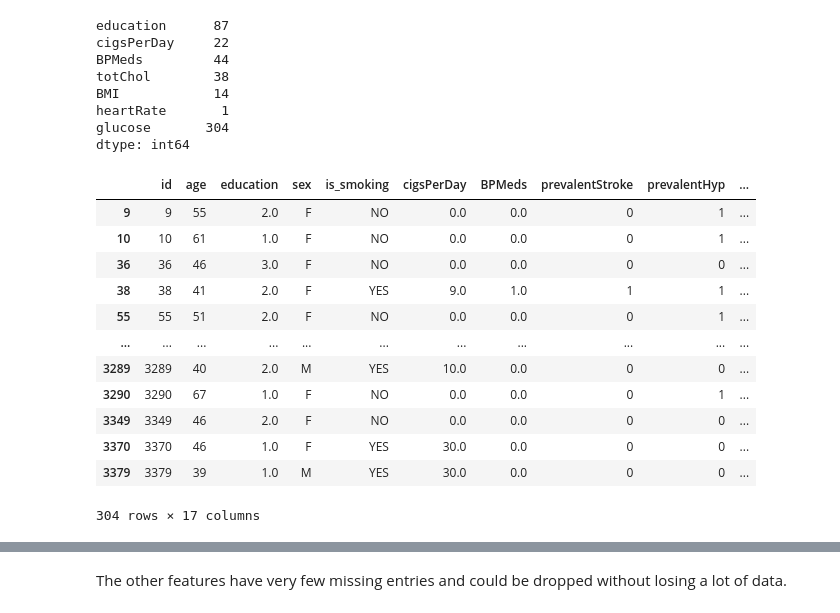
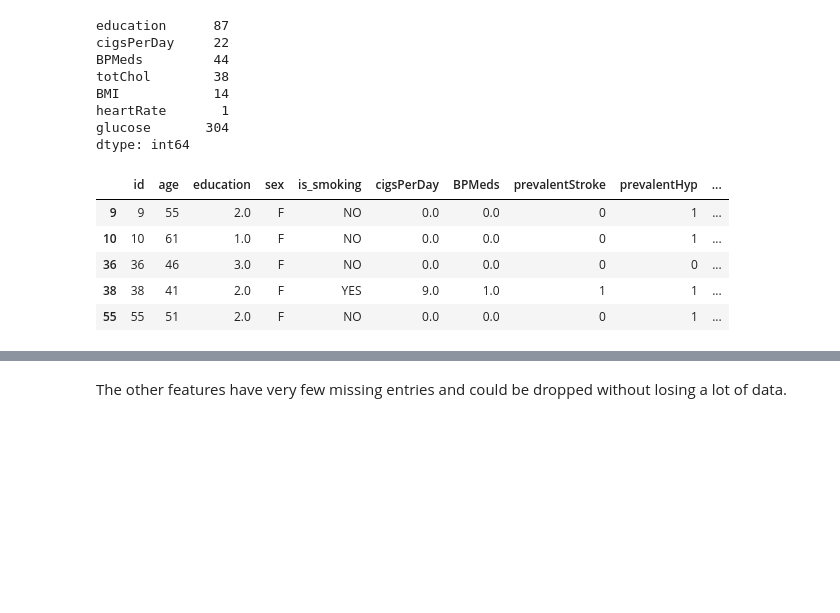
Before and after one commit to Swapnil-417/Cardiovascular-Risk-Prediction, a Jupyter notebook: Cardiovascular_Risk_Prediction_Capstone_Project.ipynb, the cells around one changed output, grey strips where cells are left out. Drawn from its saved outputs; the diff is of its cells as text; code cells hidden in the pictures; blank space fills up the shorter version.

```diff
--- a/Cardiovascular_Risk_Prediction_Capstone_Project.ipynb
+++ b/Cardiovascular_Risk_Prediction_Capstone_Project.ipynb
@@ -129,18 +121,11 @@ heartRate       1
 glucose       304
 dtype: int64
 # %%
-data[data['glucose'].isnull()]
+data[data['glucose'].isnull()].head()
 # %% [output]
 |  | id | age | education | sex | is_smoking | cigsPerDay | BPMeds | prevalentStroke | prevalentHyp | ... |
 | 9 | 9 | 55 | 2.0 | F | NO | 0.0 | 0.0 | 0 | 1 | ... |
 | 10 | 10 | 61 | 1.0 | F | NO | 0.0 | 0.0 | 0 | 1 | ... |
 | 36 | 36 | 46 | 3.0 | F | NO | 0.0 | 0.0 | 0 | 0 | ... |
 | 38 | 38 | 41 | 2.0 | F | YES | 9.0 | 1.0 | 1 | 1 | ... |
 | 55 | 55 | 51 | 2.0 | F | NO | 0.0 | 0.0 | 0 | 1 | ... |
-| ... | ... | ... | ... | ... | ... | ... | ... | ... | ... | ... |
-| 3289 | 3289 | 40 | 2.0 | M | YES | 10.0 | 0.0 | 0 | 0 | ... |
-| 3290 | 3290 | 67 | 1.0 | F | NO | 0.0 | 0.0 | 0 | 1 | ... |
-| 3349 | 3349 | 46 | 2.0 | F | NO | 0.0 | 0.0 | 0 | 0 | ... |
-| 3370 | 3370 | 46 | 1.0 | F | YES | 30.0 | 0.0 | 0 | 0 | ... |
-| 3379 | 3379 | 39 | 1.0 | M | YES | 30.0 | 0.0 | 0 | 0 | ... |
-304 rows × 17 columns
```
Also changed, not shown: parts of 35 cells of this notebook.
